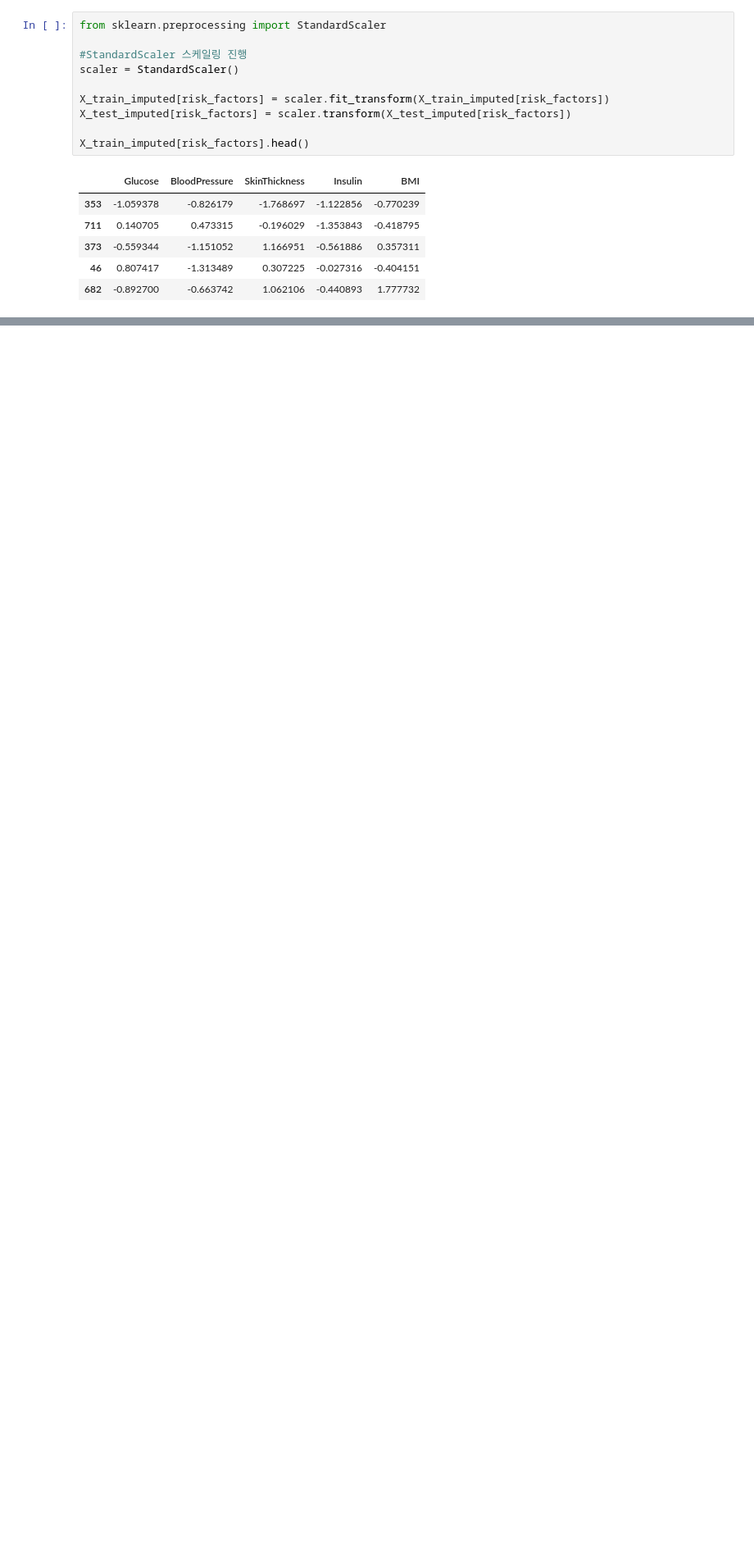
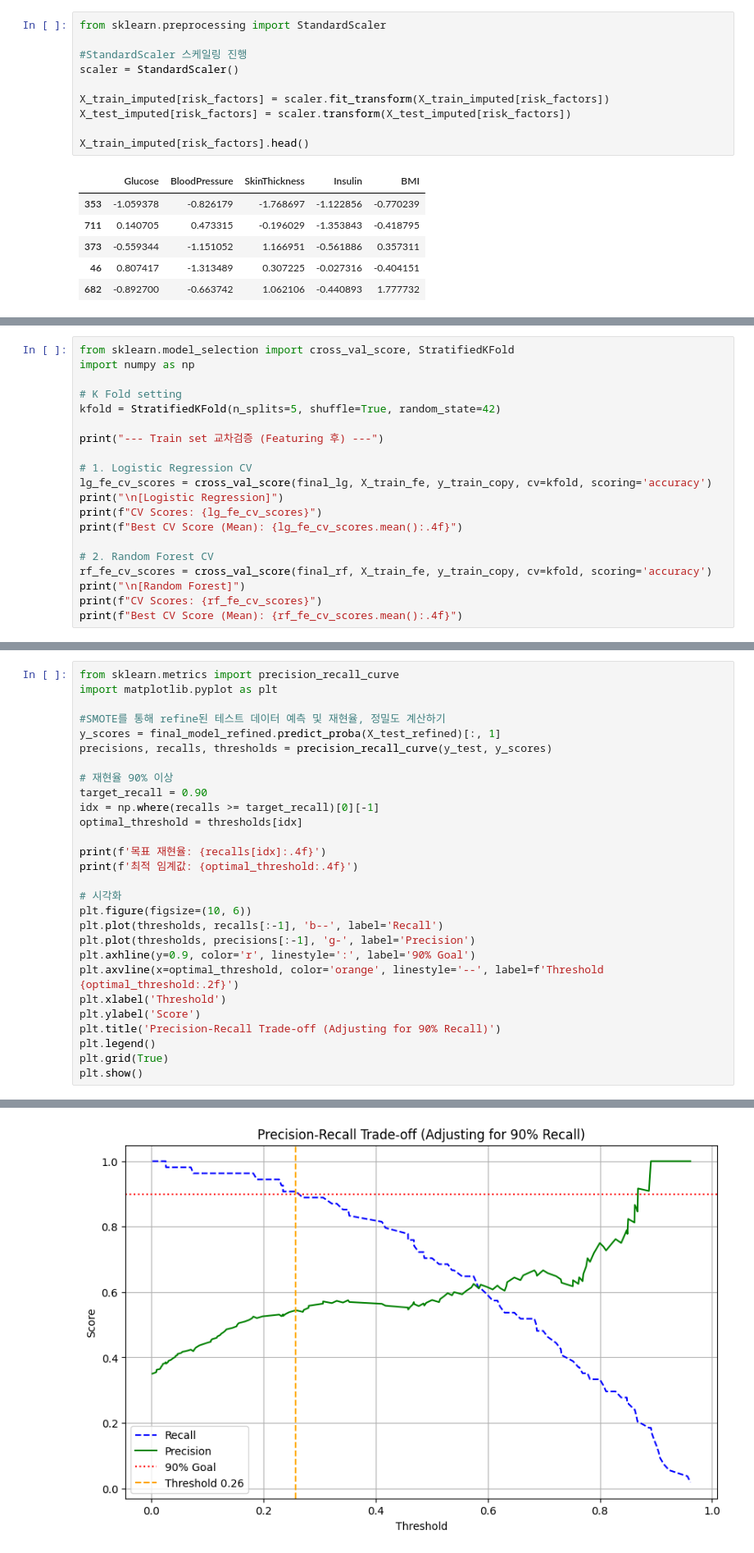
Before and after one commit to HY-BME/bme_test_files, a Jupyter notebook: ML_diabetes.ipynb, the cells around one changed output, grey strips where cells are left out. Shown at 82% size. Saved outputs shown, nothing was run; the diff lists cells and outputs as text; blank space fills up the shorter version.

```diff
--- a/ML_diabetes.ipynb
+++ b/ML_diabetes.ipynb
@@ -238,0 +537,20 @@ Test Confusion Matrix:
+# %%
+from sklearn.model_selection import cross_val_score, StratifiedKFold
+import numpy as np
+
+# K Fold setting
+kfold = StratifiedKFold(n_splits=5, shuffle=True, random_state=42)
+
+print("--- Train set 교차검증 (Featuring 후) ---")
+
+# 1. Logistic Regression CV
+lg_fe_cv_scores = cross_val_score(final_lg, X_train_fe, y_train_copy, cv=kfold, scoring='accuracy')
+print("\n[Logistic Regression]")
+print(f"CV Scores: {lg_fe_cv_scores}")
+print(f"Best CV Score (Mean): {lg_fe_cv_scores.mean():.4f}")
+
+# 2. Random Forest CV
+rf_fe_cv_scores = cross_val_score(final_rf, X_train_fe, y_train_copy, cv=kfold, scoring='accuracy')
+print("\n[Random Forest]")
+print(f"CV Scores: {rf_fe_cv_scores}")
+print(f"Best CV Score (Mean): {rf_fe_cv_scores.mean():.4f}")
@@ -238,0 +726,29 @@ Test Confusion Matrix:
+# %%
+from sklearn.metrics import precision_recall_curve
+import matplotlib.pyplot as plt
+
+#SMOTE를 통해 refine된 테스트 데이터 예측 및 재현율, 정밀도 계산하기
+y_scores = final_model_refined.predict_proba(X_test_refined)[:, 1]
+precisions, recalls, thresholds = precision_recall_curve(y_test, y_scores)
+
+# 재현율 90% 이상
+target_recall = 0.90
+idx = np.where(recalls >= target_recall)[0][-1]
+optimal_threshold = thresholds[idx]
+
+print(f'목표 재현율: {recalls[idx]:.4f}')
+print(f'최적 임계값: {optimal_threshold:.4f}')
+
+# 시각화
+plt.figure(figsize=(10, 6))
+plt.plot(thresholds, recalls[:-1], 'b--', label='Recall')
+plt.plot(thresholds, precisions[:-1], 'g-', label='Precision')
+plt.axhline(y=0.9, color='r', linestyle=':', label='90% Goal')
+plt.axvline(x=optimal_threshold, color='orange', linestyle='--', label=f'Threshold {optimal_threshold:.2f}')
+plt.xlabel('Threshold')
+plt.ylabel('Score')
+plt.title('Precision-Recall Trade-off (Adjusting for 90% Recall)')
+plt.legend()
+plt.grid(True)
+plt.show()
+# %% [output]
@@ -238,0 +757 @@ Test Confusion Matrix:
+[figure, added]
```
Also changed, not shown: parts of 18 cells of this notebook.
